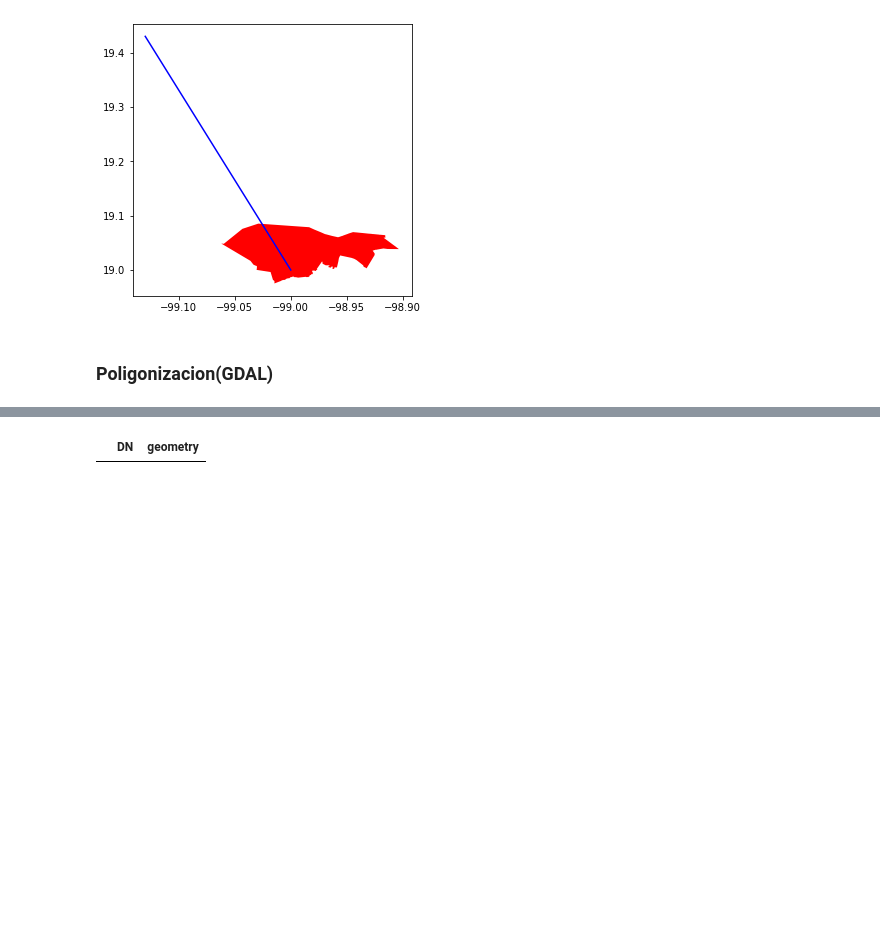
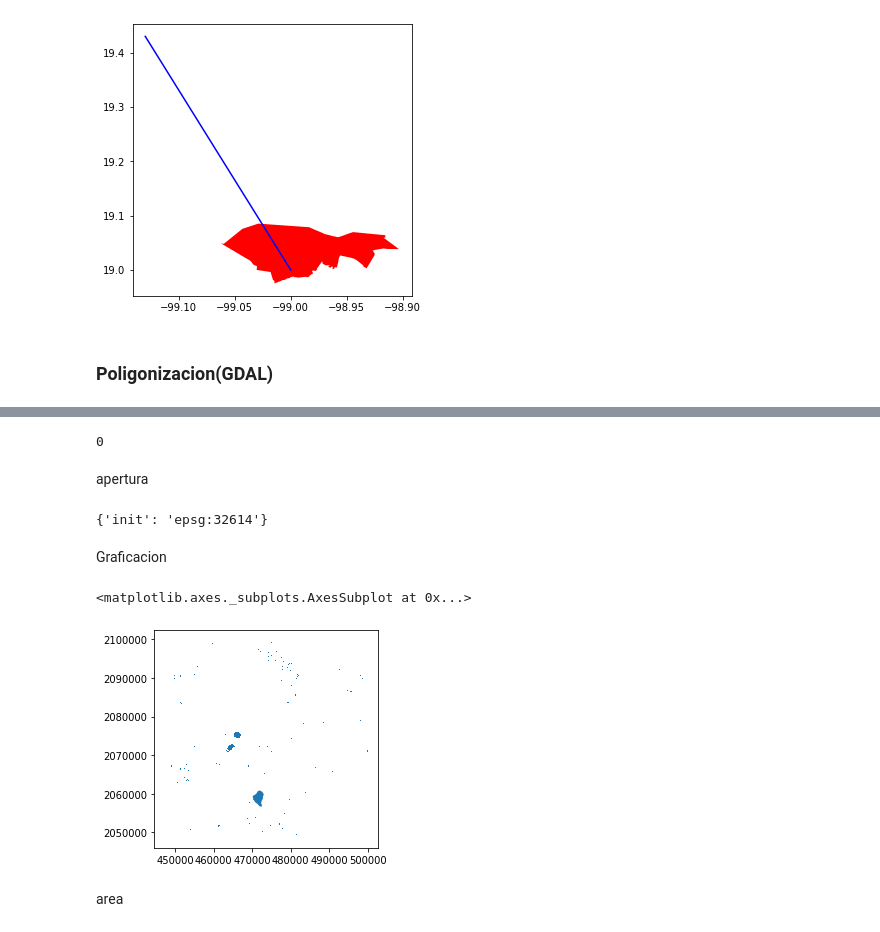
Before and after one commit to UrielMendoza/Curso-RV-python, a Jupyter notebook: Miercoles_resuelto.ipynb, the cells around one changed output, grey strips where cells are left out. Saved outputs shown, nothing was run; the diff lists cells and outputs as text; code cells hidden in the pictures; blank space fills up the shorter version.

```diff
--- a/Miercoles_resuelto.ipynb
+++ b/Miercoles_resuelto.ipynb
@@ -485,6 +476,22 @@ gdal.Polygonize(ds.GetRasterBand(1), None, dst_layer, dst_field, [], callback=No
+# %%
+import os
+os.system('gdal_polygonize.py -q ndwi_UTM.tif -f "ESRI Shapefile" output_1.shp')
+# %% [output]
+0
+# %% [markdown]
+apertura
 # %%
-df2 = gpd.read_file('ndwi.shp')
+df2 = gpd.read_file('output_1.shp')
 # %%
-df2
+df2.crs
 # %% [output]
-|  | DN | geometry |
+{'init': 'epsg:32614'}
+# %% [markdown]
+Graficacion
+# %%
+df2[df2['DN']==1].plot()
+# %% [output]
+<matplotlib.axes._subplots.AxesSubplot at 0x...>
+[figure, added]
+# %% [markdown]
+area
```
Also changed, not shown: parts of 14 cells of this notebook.
